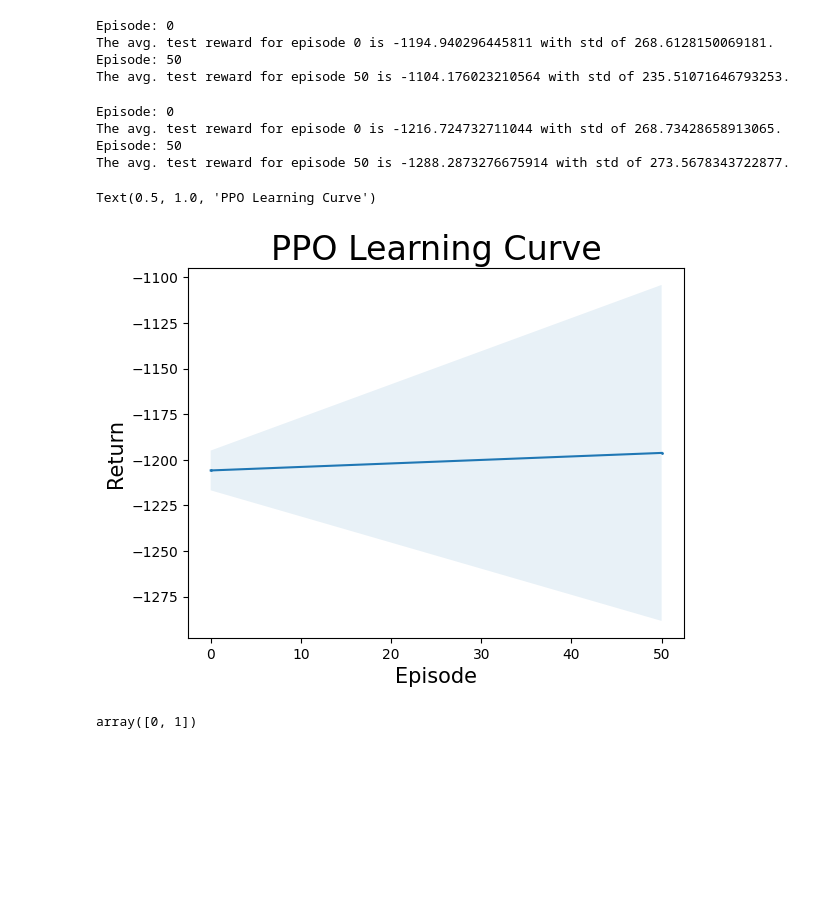
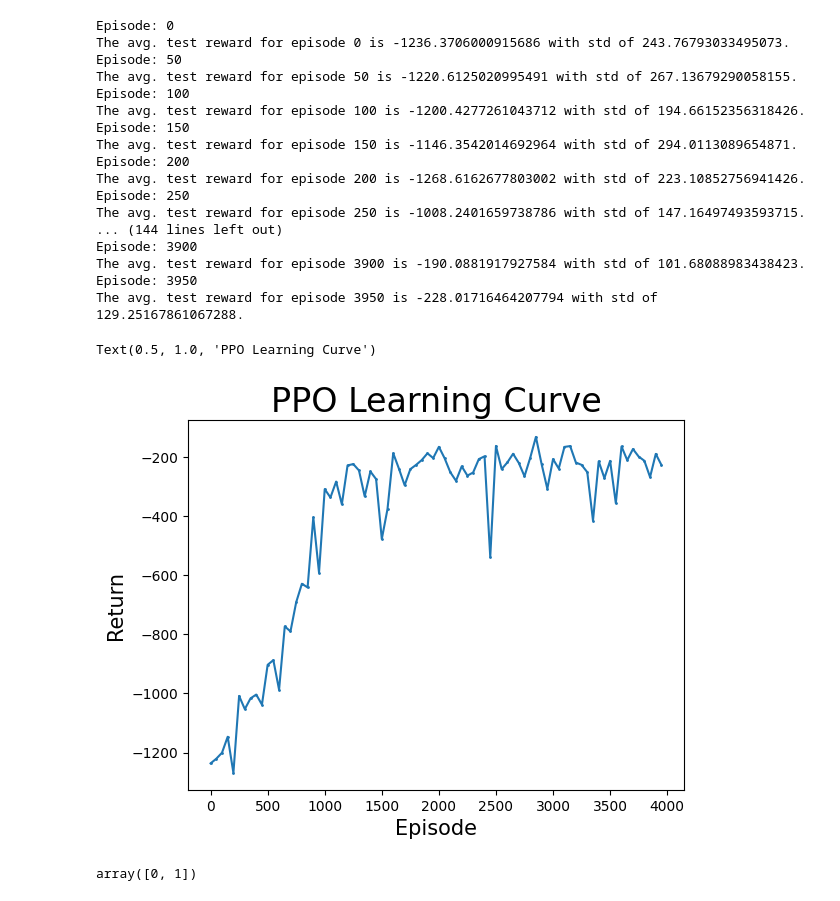
Before and after one commit to AndyPiantoni/ReinforceUs, a Jupyter notebook: PPO_from_scratch_ANDY-tuto-pytorch.ipynb, the cells around one changed output. Drawn from its saved outputs; the diff is of its cells as text; code cells hidden in the pictures; blank space fills up the shorter version.

```diff
--- a/PPO_from_scratch_ANDY-tuto-pytorch.ipynb
+++ b/PPO_from_scratch_ANDY-tuto-pytorch.ipynb
@@ -47,8 +47,8 @@ class ContinuousActor(nn.Module):
         x = F.relu(self.hidden2(x))
         x = F.relu(self.hidden3(x))
 
-        mu = torch.tanh(self.mu_layer(x))
-        log_std = torch.tanh(self.log_std_layer(x))
+        mu = torch.tanh(self.mu_layer(x))*2
+        log_std = torch.sigmoid(self.log_std_layer(x))*2
 
         std = torch.exp(log_std)
         dist = Normal(mu, std)
@@ -292,8 +292,8 @@ env_name = 'Pendulum-v1' # environment name
 # env_name = 'Acrobot-v1' # environment name
 
 
-num_train_ite = 100 # number of training iterations
-num_seeds = 2 # fit model with 3 different seeds and plot average performance of 3 seeds
+num_train_ite = 4000 # number of training iterations
+num_seeds = 1 # fit model with 3 different seeds and plot average performance of 3 seeds
 num_epochs = 10 # how many times we iterate the entire training dataset passing through the training
 eval_freq = 50 # run evaluation of policy at each eval_freq trials
 eval_epi_index = num_train_ite//eval_freq # use to create x label for plot
@@ -310,7 +310,7 @@ baseline_lr = 5e-4 # value network's learning rate
 env = gym.make(env_name)
 
 # For discretization of the action space
-discretized_continuous_action_space = True
+discretized_continuous_action_space = False
 
 actions_transform = None
 if discretized_continuous_action_space:
@@ -392,41 +392,50 @@ torch.save(policy_net.state_dict(), f"PPO_policy_net_{env_name}.pt")
 # Plot the performance over iterations
 x = np.arange(eval_epi_index)*eval_freq
 avg_returns = np.mean(returns, axis=0)
 max_returns = np.max(returns, axis=0)
 min_returns = np.min(returns, axis=0)
 
 plt.fill_between(x, min_returns, max_returns, alpha=0.1)
 plt.plot(x, avg_returns, '-o', markersize=1)
 
 plt.xlabel('Episode', fontsize = 15)
 plt.ylabel('Return', fontsize = 15)
 
 plt.title("PPO Learning Curve", fontsize = 24)
 
 # # Save a plot about the time taken for each epoch
 # x = np.arange(len(epoch_times))
 # plt.plot(x, epoch_times, '-o', markersize=1)
 # # add average epoch time
 # avg_epoch_time = np.mean(epoch_times)
 # print(f"Average epoch time: {avg_epoch_time}")
 # plt.axhline(y=avg_epoch_time, color='r', linestyle='-', label=f'Average time: {avg_epoch_time:.2f}')
 # plt.legend()
 # plt.xlabel('Epoch', fontsize = 15)
 # plt.ylabel('Time (s)', fontsize = 15)
 # plt.title("Time taken for each epoch", fontsize = 24)
 
 # plt.savefig(f"PPO_{env_name}_time_per_epoch.png")
 # %% [output]
 Episode: 0
-The avg. test reward for episode 0 is -1194.940296445811 with std of 268.6128150069181.
+The avg. test reward for episode 0 is -1236.3706000915686 with std of 243.76793033495073.
 Episode: 50
-The avg. test reward for episode 50 is -1104.176023210564 with std of 235.51071646793253.
+The avg. test reward for episode 50 is -1220.6125020995491 with std of 267.13679290058155.
+Episode: 100
+The avg. test reward for episode 100 is -1200.4277261043712 with std of 194.66152356318426.
+Episode: 150
+The avg. test reward for episode 150 is -1146.3542014692964 with std of 294.0113089654871.
+Episode: 200
+The avg. test reward for episode 200 is -1268.6162677803002 with std of 223.10852756941426.
+Episode: 250
+The avg. test reward for episode 250 is -1008.2401659738786 with std of 147.16497493593715.
+... (144 lines left out)
+Episode: 3900
+The avg. test reward for episode 3900 is -190.0881917927584 with std of 101.68088983438423.
+Episode: 3950
+The avg. test reward for episode 3950 is -228.01716464207794 with std of 129.25167861067288.
-Episode: 0
-The avg. test reward for episode 0 is -1216.724732711044 with std of 268.73428658913065.
-Episode: 50
-The avg. test reward for episode 50 is -1288.2873276675914 with std of 273.5678343722877.
+Text(0.5, 1.0, 'PPO Learning Curve')
-Text(0.5, 1.0, 'PPO Learning Curve')
-[figure, old version]
+[figure, new version]
 # %%
 x
 # %% [output]
```
Also changed, not shown: parts of 2 cells of this notebook.
